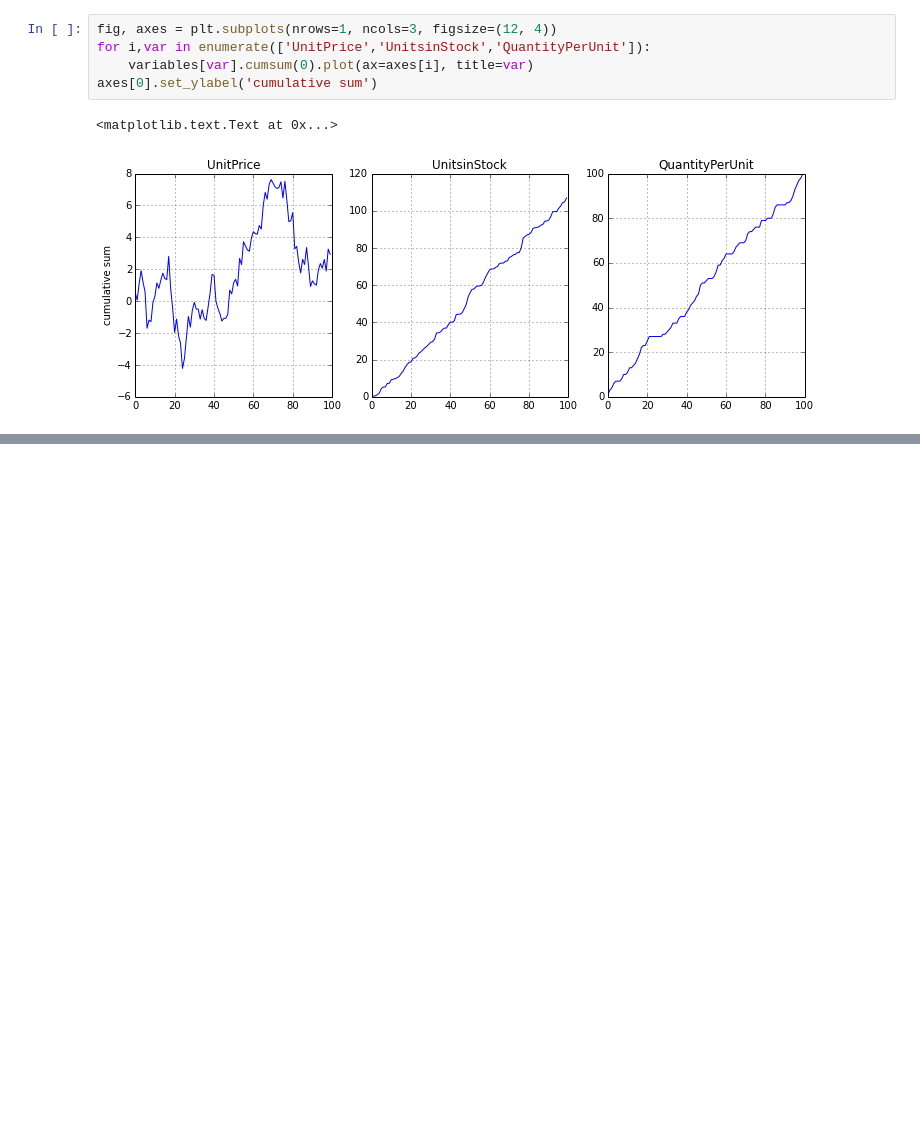
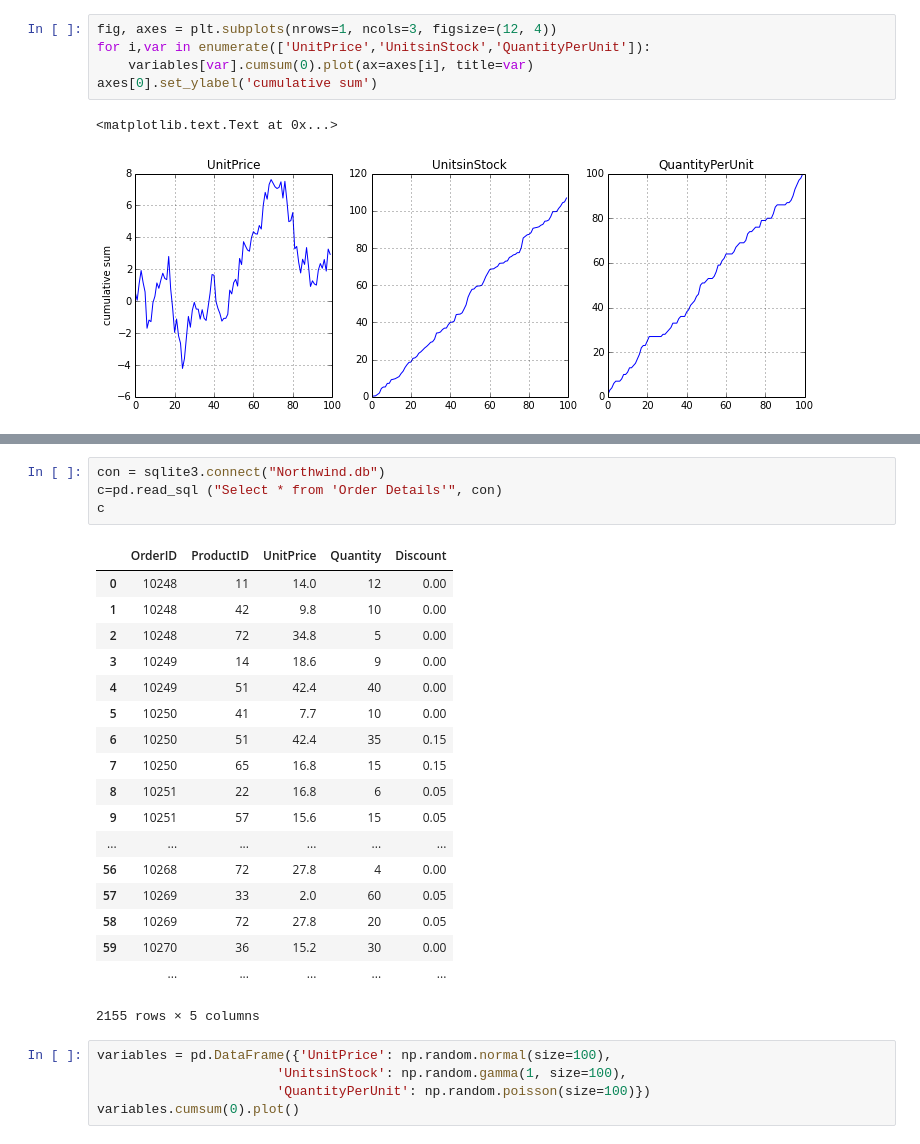
Before and after one commit to rtalyansky/Data-Analysis-Practice, a Jupyter notebook: Pandasql/Pandaspractice.ipynb, the cells around one changed output, grey strips where cells are left out. Drawn from its saved outputs; the diff is of its cells as text; blank space fills up the shorter version.

```diff
--- a/Pandasql/Pandaspractice.ipynb
+++ b/Pandasql/Pandaspractice.ipynb
@@ -189,0 +199,28 @@ AttributeError: 'Series' object has no attribute 'UnitPrice'
+# %%
+con = sqlite3.connect("Northwind.db")
+c=pd.read_sql ("Select * from 'Order Details'", con)
+c
+# %% [output]
+|  | OrderID | ProductID | UnitPrice | Quantity | Discount |
+| 0 | 10248 | 11 | 14.0 | 12 | 0.00 |
+| 1 | 10248 | 42 | 9.8 | 10 | 0.00 |
+| 2 | 10248 | 72 | 34.8 | 5 | 0.00 |
+| 3 | 10249 | 14 | 18.6 | 9 | 0.00 |
+| 4 | 10249 | 51 | 42.4 | 40 | 0.00 |
+| 5 | 10250 | 41 | 7.7 | 10 | 0.00 |
+| 6 | 10250 | 51 | 42.4 | 35 | 0.15 |
+| 7 | 10250 | 65 | 16.8 | 15 | 0.15 |
+| 8 | 10251 | 22 | 16.8 | 6 | 0.05 |
+| 9 | 10251 | 57 | 15.6 | 15 | 0.05 |
+| ... | ... | ... | ... | ... | ... |
+| 56 | 10268 | 72 | 27.8 | 4 | 0.00 |
+| 57 | 10269 | 33 | 2.0 | 60 | 0.05 |
+| 58 | 10269 | 72 | 27.8 | 20 | 0.05 |
+| 59 | 10270 | 36 | 15.2 | 30 | 0.00 |
+|  | ... | ... | ... | ... | ... |
+2155 rows × 5 columns
+# %%
+variables = pd.DataFrame({'UnitPrice': np.random.normal(size=100),
+                       'UnitsinStock': np.random.gamma(1, size=100),
+                       'QuantityPerUnit': np.random.poisson(size=100)})
+variables.cumsum(0).plot()
```
Also changed, not shown: parts of 7 cells of this notebook.
